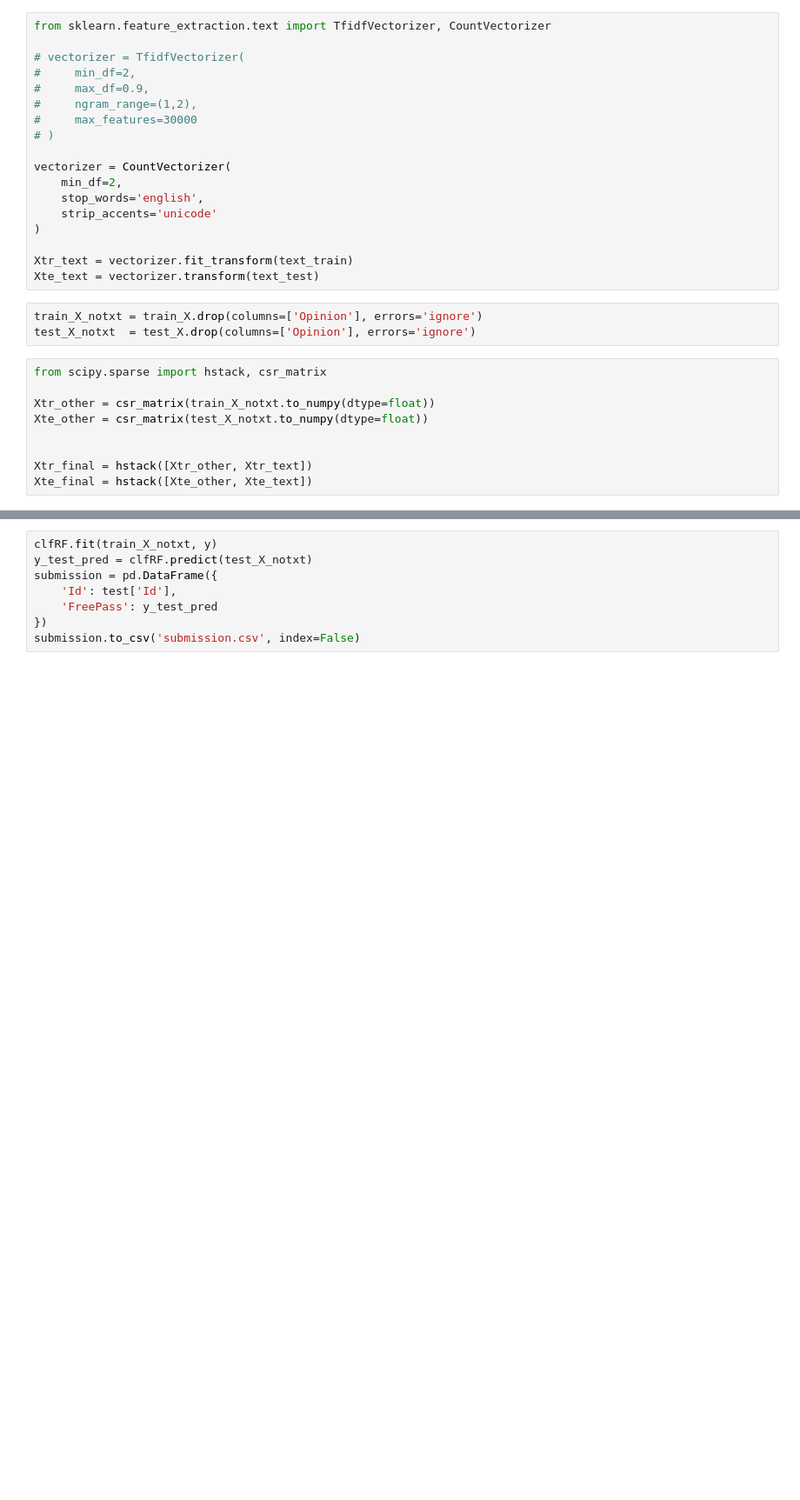
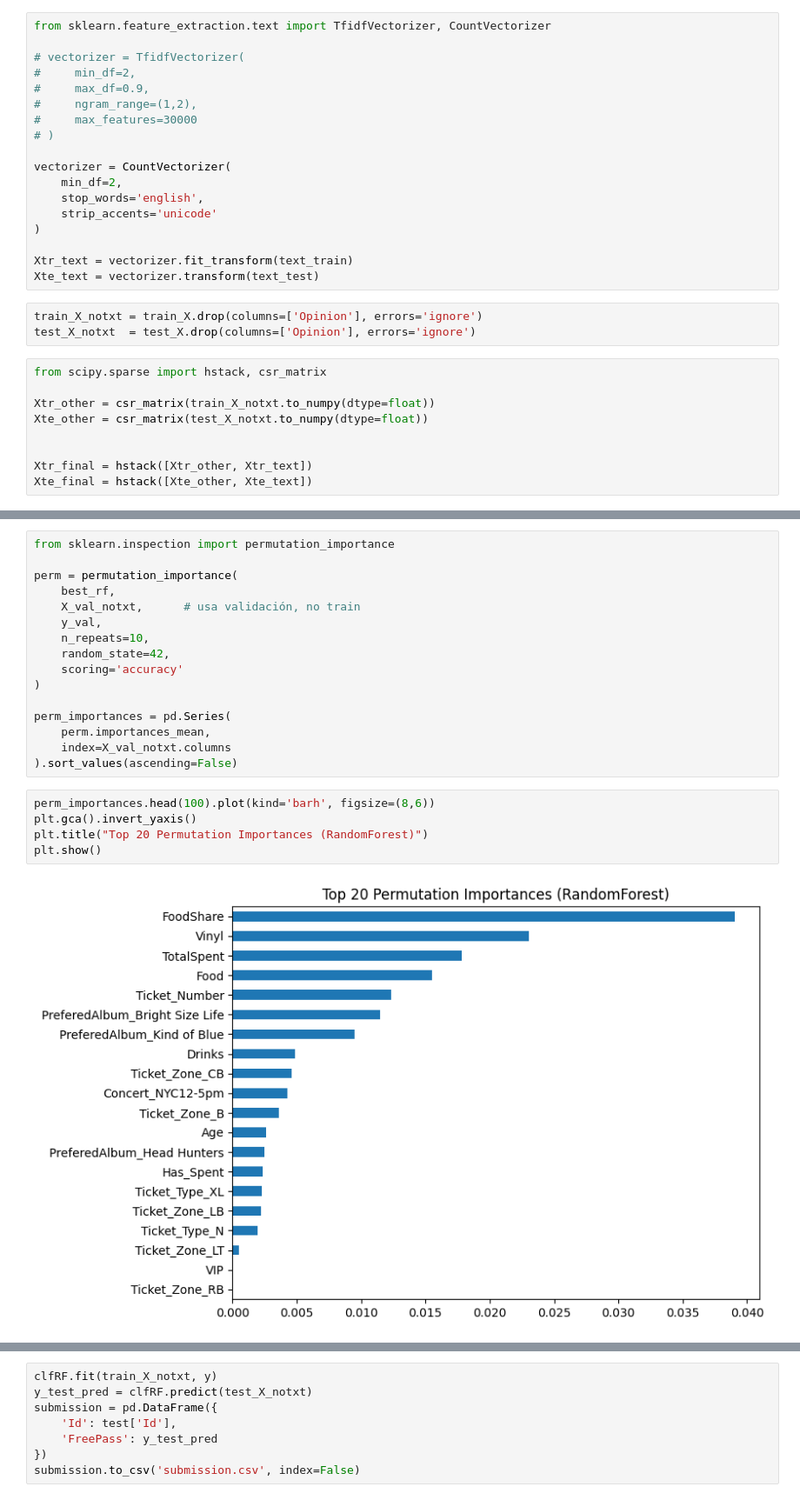
Before and after one commit to pablob2002/pablo-learning, a Jupyter notebook: treat_db.ipynb, the cells around one changed output, grey strips where cells are left out. Shown at 87% size. Drawn from its saved outputs; the diff is of its cells as text; blank space fills up the shorter version.

```diff
--- a/treat_db.ipynb
+++ b/treat_db.ipynb
@@ -368,0 +384,23 @@ plt.show()
+# %%
+from sklearn.inspection import permutation_importance
+
+perm = permutation_importance(
+    best_rf,
+    X_val_notxt,      # usa validación, no train
+    y_val,
+    n_repeats=10,
+    random_state=42,
+    scoring='accuracy'
+)
+
+perm_importances = pd.Series(
+    perm.importances_mean,
+    index=X_val_notxt.columns
+).sort_values(ascending=False)
+# %%
+perm_importances.head(100).plot(kind='barh', figsize=(8,6))
+plt.gca().invert_yaxis()
+plt.title("Top 20 Permutation Importances (RandomForest)")
+plt.show()
+# %% [output]
+[figure, added]
```
Also changed, not shown: parts of 10 cells of this notebook.
